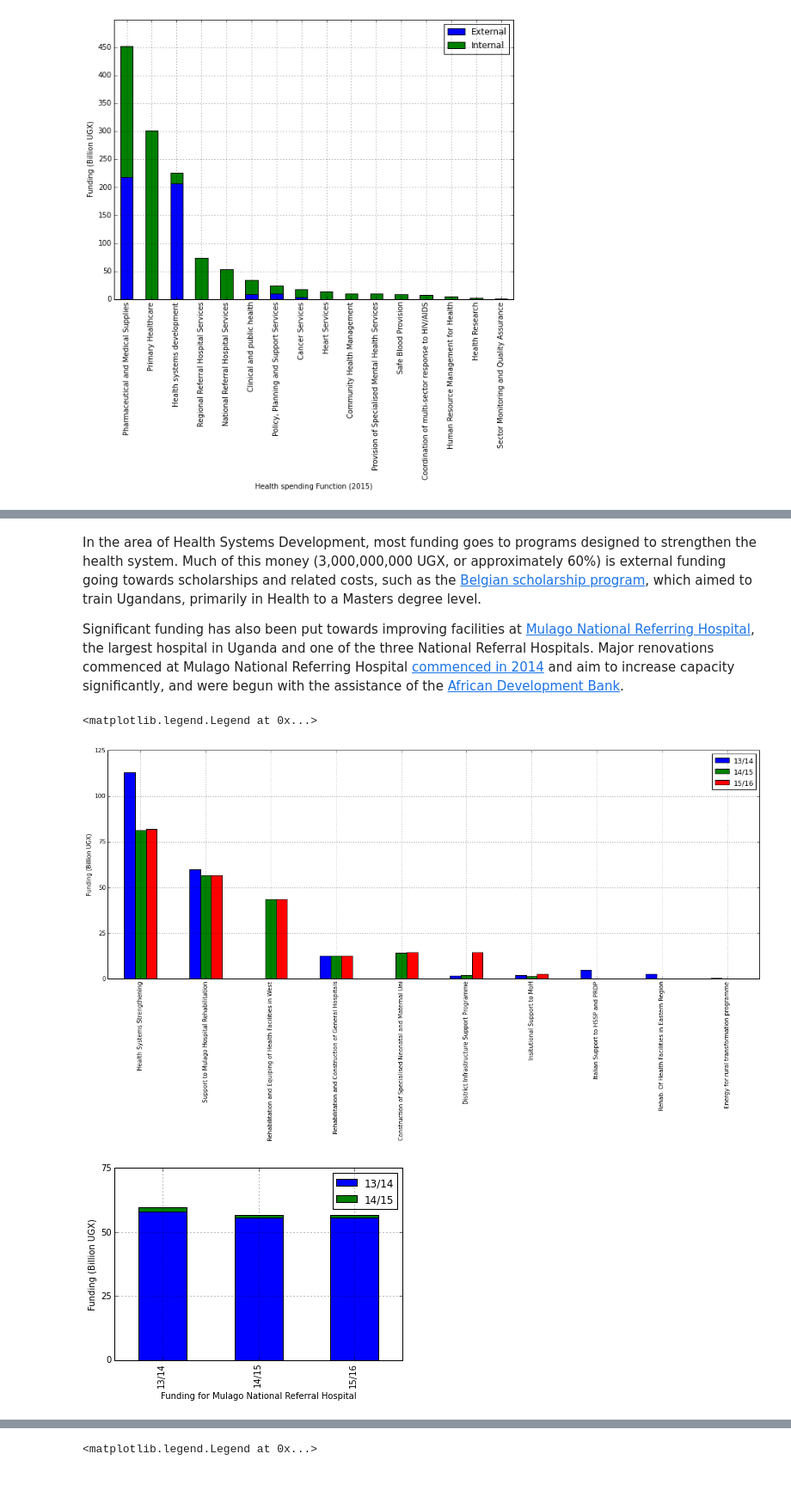
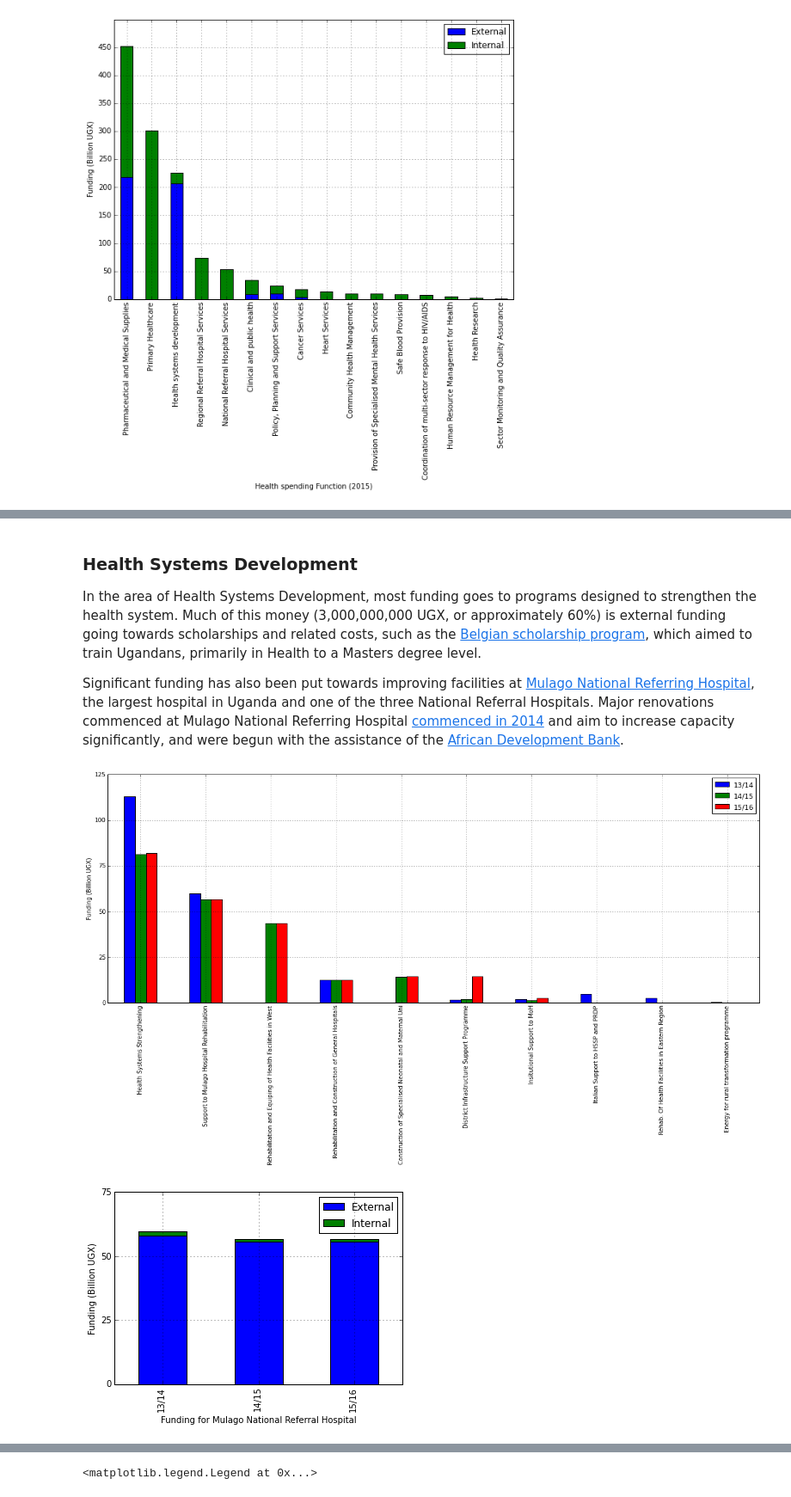
Before and after one commit to forsakendaemon/uganda, a Jupyter notebook: Uganda Health Financing.ipynb, the cells around one changed output, grey strips where cells are left out. Shown: that part at 86% size. Cells and saved outputs as stored; diff of their text form; code cells hidden in the pictures.

Commit message:
Further analysis and fixed up some problems in the overall budget.

```diff
--- a/Uganda Health Financing.ipynb
+++ b/Uganda Health Financing.ipynb
@@ -94,27 +129,28 @@ plotpmsc.legend(["13/14", "14/15", "15/16"])
 # %% [markdown]
+### Health Systems Development
 In the area of Health Systems Development, most funding goes to programs designed to strengthen the health system. Much of this money (3,000,000,000 UGX, or approximately 60%) is external funding going towards scholarships and related costs, such as the [Belgian scholarship program](http://health.go.ug/docs/scholarships_BTC.pdf), which aimed to train Ugandans, primarily in Health to a Masters degree level.
 
 Significant funding has also been put towards improving facilities at [Mulago National Referring Hospital](http://mulago.or.ug), the largest hospital in Uganda and one of the three National Referral Hospitals. Major renovations commenced at Mulago National Referring Hospital [commenced in 2014](http://www.monitor.co.ug/News/National/Mulago-hospital-renovation-starts/-/688334/2481588/-/item/1/-/13ye8mb/-/index.html) and aim to increase capacity significantly, and were begun with the assistance of the [African Development Bank](http://www.afdb.org/en/).
 # %%
 health_budget_hsd = health_budget[health_budget['Function'] == "Health systems development"].groupby(['Item','Year']).aggregate(np.sum).unstack().fillna(0)
 health_budget_hsd['sum'] = health_budget_hsd.Amount['13/14'] + health_budget_hsd.Amount['14/15'] + health_budget_hsd.Amount['15/16']
 health_budget_hsd = health_budget_hsd.sort(columns=['sum'], ascending=False)
 health_budget_hsd = health_budget_hsd.drop("sum", axis=1)
-plothbhsd = health_budget_hsd.plot(kind="bar", figsize=(20,7))
+plothbhsd = health_budget_hsd.Amount.plot(kind="bar", figsize=(20,7))
 plothbhsd.set_yticks(np.arange(0,150*1e6, 25*1e6))
 plothbhsd.set_yticklabels(np.arange(0,150, 25))
 plothbhsd.set_ylabel("Funding (Billion UGX)")
 plothbhsd.set_xlabel('')
-plothbhsd.legend(["13/14", "14/15", "15/16"])
+plothbhsd.legend(title=None)
 
 health_budget_mulago = health_budget[health_budget['Item'] == 'Support to Mulago Hospital Rehabilitation']
-plothbm = health_budget_mulago.groupby(['Year', 'Internal']).aggregate(np.sum).unstack().plot(kind="bar", stacked=True)
+plothbm = health_budget_mulago.groupby(['Year', 'Internal']).aggregate(np.sum).unstack().Amount.plot(kind="bar", stacked=True)
 plothbm.set_yticks(np.arange(0,100000000, 25000000))
 plothbm.set_yticklabels(np.arange(0,100, 25))
 plothbm.set_ylabel("Funding (Billion UGX)")
-plothbm.set_xlabel('Funding for Mulago National Referral Hospital')
-plothbm.legend(["13/14", "14/15", "15/16"])
+plothbm.set_xlabel('Funding for Mulago National Referral Hospital');
+plothbm.legend(loc=(1,0))
+plothbm.legend(title=None);
 # %% [output]
-<matplotlib.legend.Legend at 0x...>
 [figure]
-[figure, old version]
+[figure, new version]
```
Also changed, not shown: parts of 26 cells of this notebook, 4 other files.
